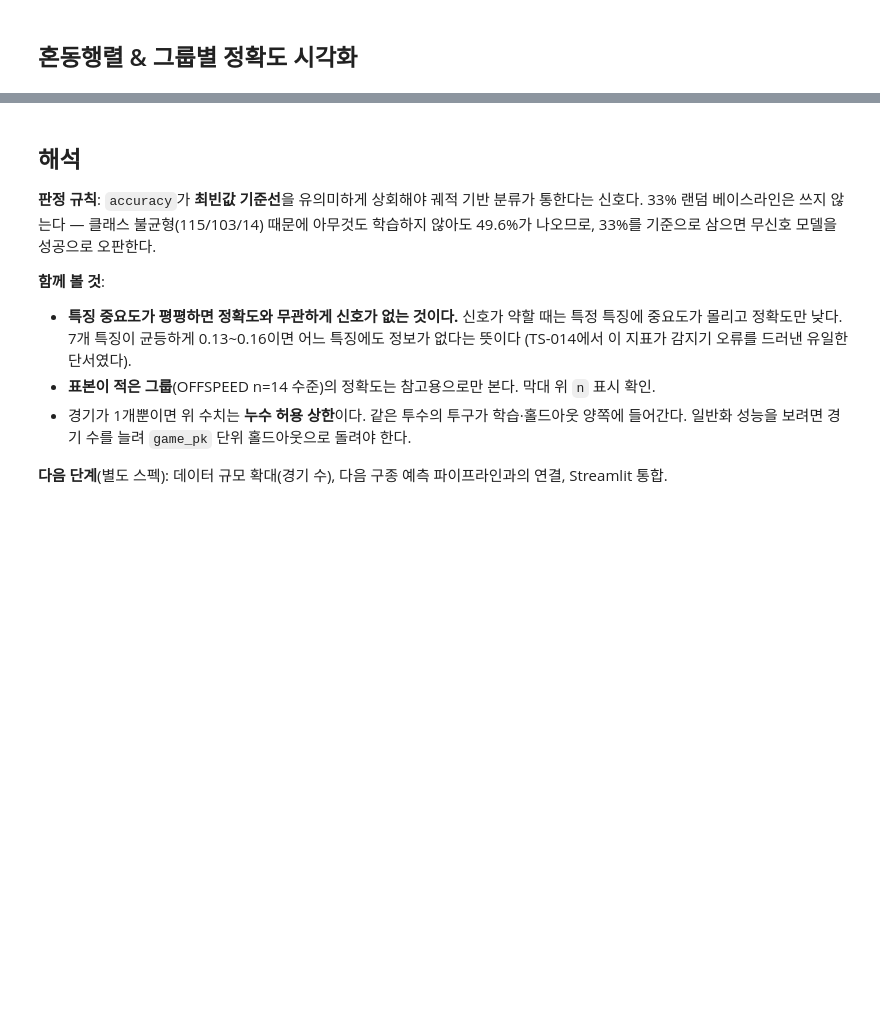
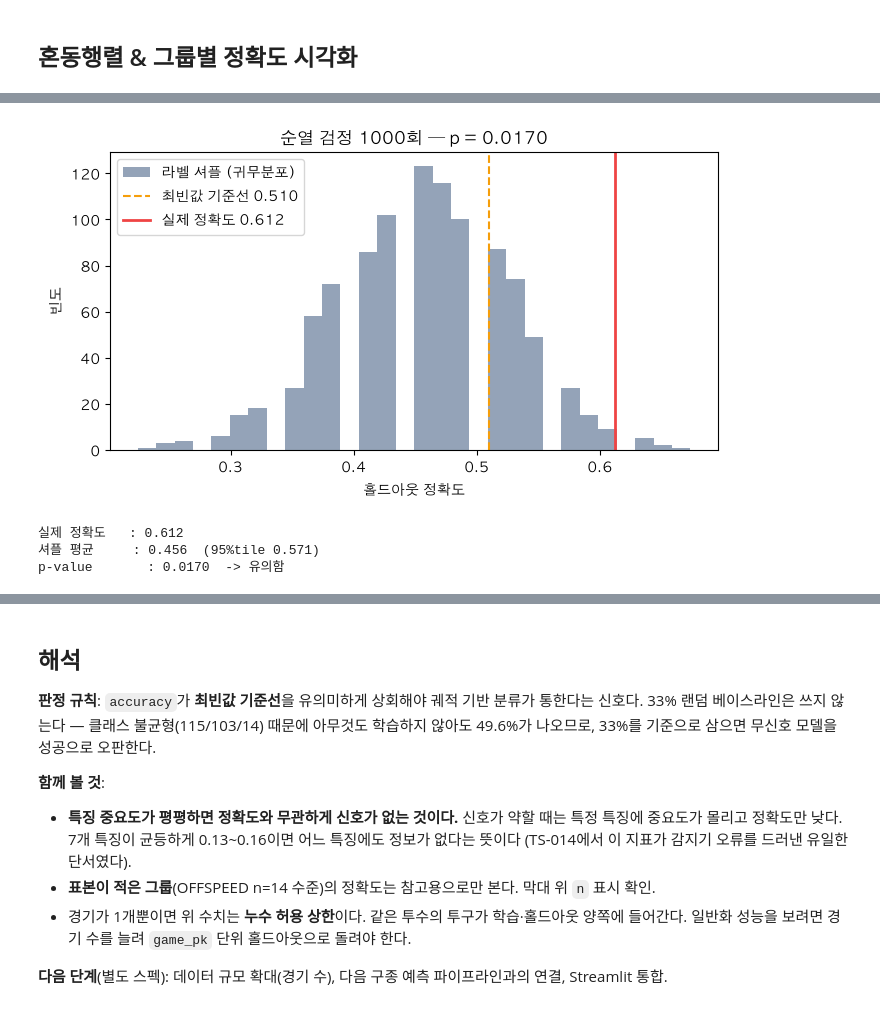
Before and after one commit to jjssspark/DL_Pitcher, a Jupyter notebook: notebooks/01_pitch_group_classifier.ipynb, the cells around one changed output, grey strips where cells are left out. Drawn from its saved outputs; the diff is of its cells as text; code cells hidden in the pictures; blank space fills up the shorter version.

```diff
--- a/notebooks/01_pitch_group_classifier.ipynb
+++ b/notebooks/01_pitch_group_classifier.ipynb
@@ -127,0 +208,39 @@ print(f"모델 저장 완료: {model_path}")
+# %%
+N_PERMUTATIONS = 1000
+rng = np.random.default_rng(0)
+
+null_scores = []
+for _ in range(N_PERMUTATIONS):
+    shuffled = rng.permutation(train_df["group"].values)
+    null_model = train_classifier(
+        train_df[FEATURE_COLUMNS].assign(group=shuffled), list(shuffled)
+    )
+    null_pred = [
+        predict_group(null_model, row.to_dict())[0]
+        for _, row in holdout_df[FEATURE_COLUMNS].iterrows()
+    ]
+    null_scores.append(accuracy_score(y_true, null_pred))
+
+null_scores = np.array(null_scores)
+p_value = (null_scores >= accuracy).mean()
+
+fig, ax = plt.subplots(figsize=(7, 4))
+ax.hist(null_scores, bins=30, color="#94a3b8", label="라벨 셔플 (귀무분포)")
+ax.axvline(baseline, color="#f59e0b", linestyle="--", label=f"최빈값 기준선 {baseline:.3f}")
+ax.axvline(accuracy, color="#ef4444", linewidth=2, label=f"실제 정확도 {accuracy:.3f}")
+ax.set_xlabel("홀드아웃 정확도")
+ax.set_ylabel("빈도")
+ax.set_title(f"순열 검정 {N_PERMUTATIONS}회 — p = {p_value:.4f}")
+ax.legend()
+fig.tight_layout()
+fig.savefig(os.path.join(OUT_DIR, "permutation_test.png"), dpi=150)
+plt.show()
+
+print(f"실제 정확도   : {accuracy:.3f}")
+print(f"셔플 평균     : {null_scores.mean():.3f}  (95%tile {np.percentile(null_scores, 95):.3f})")
+print(f"p-value       : {p_value:.4f}  -> {'유의함' if p_value < 0.05 else '유의하지 않음'}")
+# %% [output]
+[figure, added]
+실제 정확도   : 0.612
+셔플 평균     : 0.456  (95%tile 0.571)
+p-value       : 0.0170  -> 유의함
```
Also changed, not shown: parts of 9 cells of this notebook.
